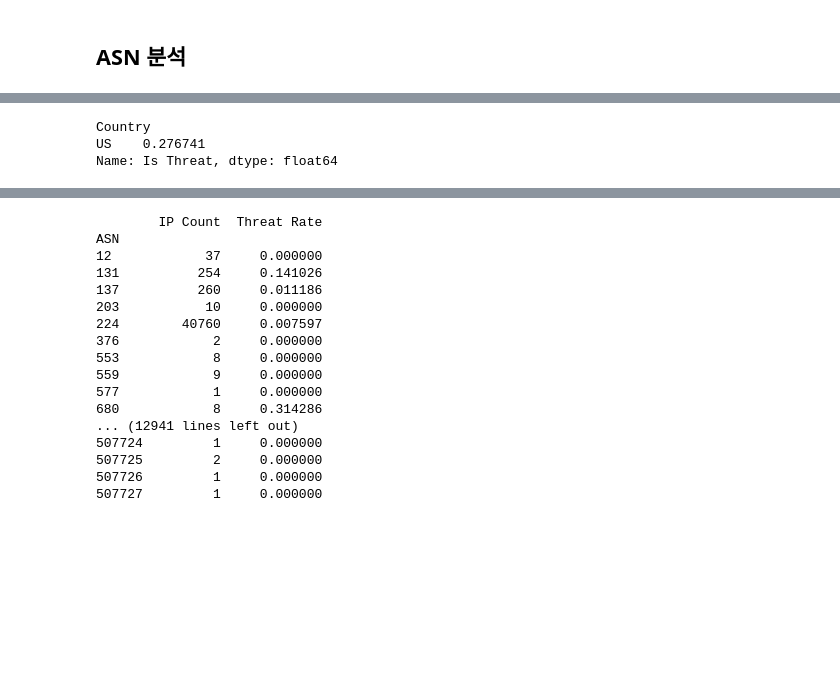
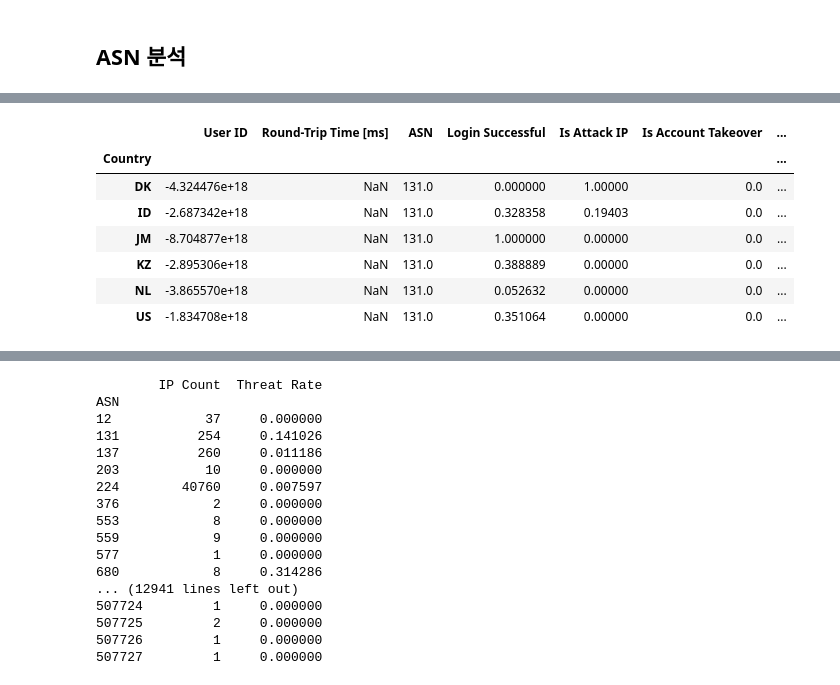
Before and after one commit to yschoi9930/Kaggle, a Jupyter notebook: notebookc25a814836.ipynb, the cells around one changed output, grey strips where cells are left out. Cells and saved outputs as stored; diff of their text form; code cells hidden in the pictures; blank space fills up the shorter version.

```diff
--- a/notebookc25a814836.ipynb
+++ b/notebookc25a814836.ipynb
@@ -122,6 +113,11 @@ data.head()
 # %%
-data[data['ASN'] == 393398].groupby('Country')['Is Threat'].mean()
+data[data['ASN']==131].groupby('Country').mean('Is Threat')
 # %% [output]
-Country
-US    0.276741
-Name: Is Threat, dtype: float64
+|  | User ID | Round-Trip Time [ms] | ASN | Login Successful | Is Attack IP | Is Account Takeover | ... |
+| Country |  |  |  |  |  |  | ... |
+| DK | -4.324476e+18 | NaN | 131.0 | 0.000000 | 1.00000 | 0.0 | ... |
+| ID | -2.687342e+18 | NaN | 131.0 | 0.328358 | 0.19403 | 0.0 | ... |
+| JM | -8.704877e+18 | NaN | 131.0 | 1.000000 | 0.00000 | 0.0 | ... |
+| KZ | -2.895306e+18 | NaN | 131.0 | 0.388889 | 0.00000 | 0.0 | ... |
+| NL | -3.865570e+18 | NaN | 131.0 | 0.052632 | 0.00000 | 0.0 | ... |
+| US | -1.834708e+18 | NaN | 131.0 | 0.351064 | 0.00000 | 0.0 | ... |
```
Also changed, not shown: parts of 6 cells of this notebook.
